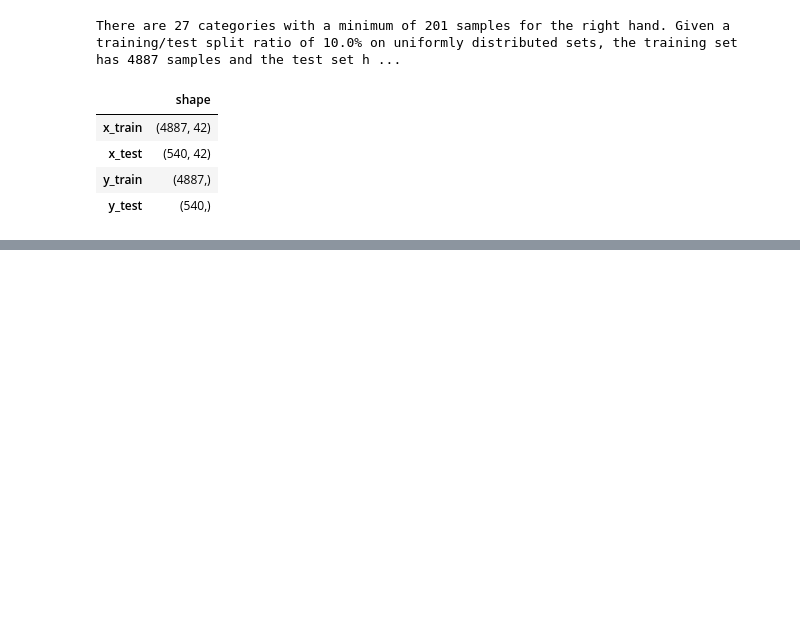
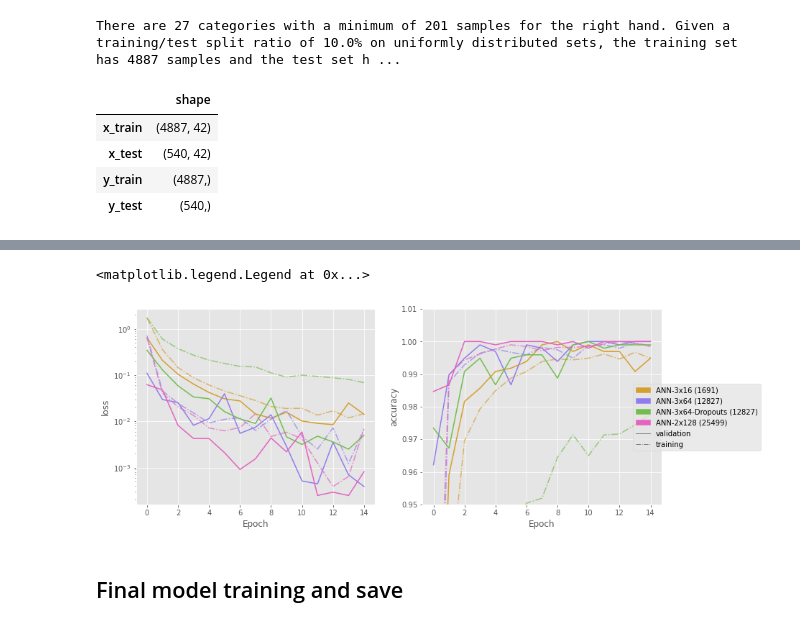
Before and after one commit to ArthurFDLR/OpenHand-Models, a Jupyter notebook: OpenHand-Models.ipynb, the cells around one changed output, grey strips where cells are left out. Drawn from its saved outputs; the diff is of its cells as text; code cells hidden in the pictures; blank space fills up the shorter version.

Commit message:
✨Add model tunning

```diff
--- a/OpenHand-Models.ipynb
+++ b/OpenHand-Models.ipynb
@@ -67,8 +74,8 @@ y_train = np.concatenate(y_train, axis=0)[shuffler_train]
 y_test = np.concatenate(y_test, axis=0)[shuffler_test]
 
 # One-hot encoding of the labels
-y_train_onehot = tf.keras.utils.to_categorical([labels.index(sample) for sample in y_train])
-y_test_onehot = tf.keras.utils.to_categorical([labels.index(sample) for sample in y_test])
+y_train_onehot = keras.utils.to_categorical([labels.index(sample) for sample in y_train])
+y_test_onehot = keras.utils.to_categorical([labels.index(sample) for sample in y_test])
 
 # Display dataset informations
 display(pd.DataFrame(dataset_groups.size(), columns=['Nbr of samples']).transpose())
@@ -113,0 +121,5 @@ for finger, c in zip(sample_fingers, colors):
+# %%
+model_train_history = {}
+input_dim = x_train.shape[1]
+validation_split = 0.20
+epochs = 15
@@ -144,0 +311,36 @@ Epoch 10/10
+# %%
+fig, axs = plt.subplots(1, 2, figsize=(14,5))
+colors_graph = ["#d69e2d",
+                "#927ced",
+                "#73bd4d",
+                "#e462c0",
+                "#eb5e52"]
+handles = []
+
+for (model, history), color in zip(model_train_history.items(), colors_graph):
+    label = '{} ({})'.format(model.name, model.count_params())
+    axs[0].plot(history.history['loss'], c=color, ls='-.', alpha=.7)
+    axs[1].plot(history.history['accuracy'], c=color, ls='-.', alpha=.7)
+    axs[0].plot(history.history['val_loss'], c=color)
+    axs[1].plot(history.history['val_accuracy'], c=color)
+    handles.append(mpatches.Patch(color=color, label=label))
+
+for ax in axs:
+    ax.set_xlabel('Epoch')
+axs[0].set_ylabel('loss')
+axs[0].set_yscale('log')
+axs[1].set_ylabel('accuracy')
+axs[1].set_ylim(0.95,1.01)
+
+handles.append(Line2D([0], [0], color='grey', lw=1, ls='-', label='validation'))
+handles.append(Line2D([0], [0], color='grey', lw=1, ls='-.', label='training'))
+
+fig.subplots_adjust(right=0.85)
+fig.legend(handles=handles,
+           loc="center right",
+           borderaxespad=1)
+# %% [output]
+<matplotlib.legend.Legend at 0x...>
+[figure, added]
+# %% [markdown]
+## Final model training and save
```
Also changed, not shown: parts of 11 cells of this notebook.
